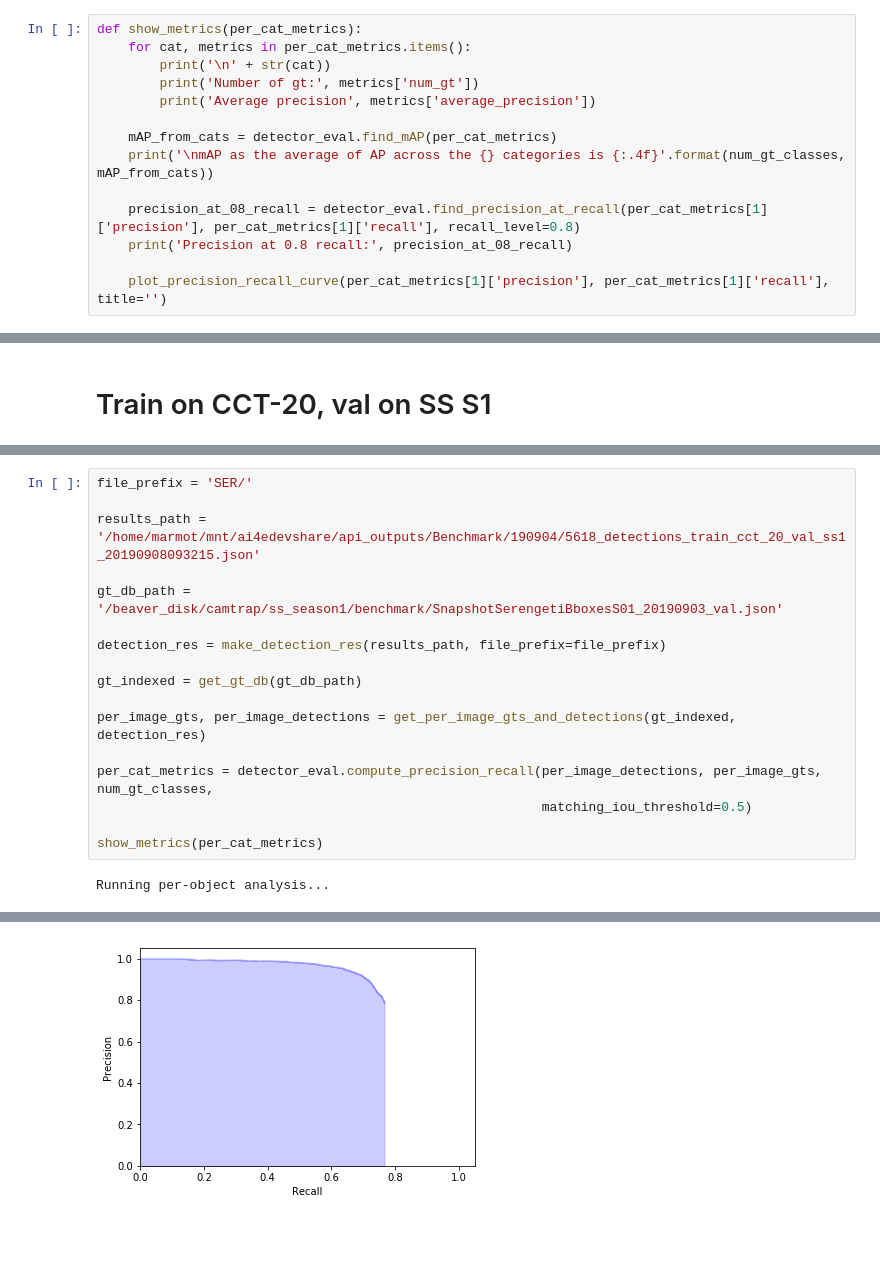
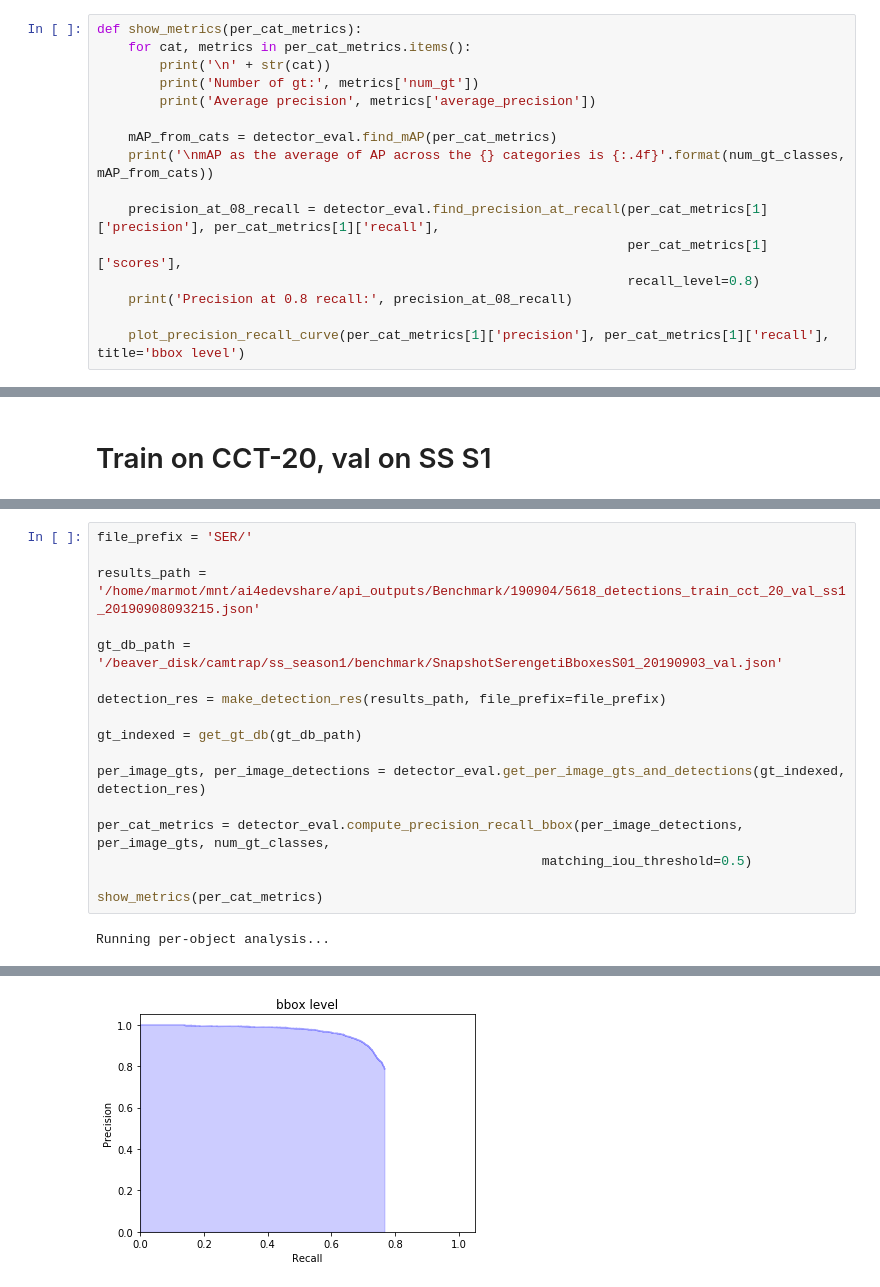
Before and after one commit to microsoft/CameraTraps, a Jupyter notebook: benchmark/detector_eval.ipynb, the cells around one changed output, grey strips where cells are left out. Drawn from its saved outputs; the diff is of its cells as text; blank space fills up the shorter version.

```diff
--- a/benchmark/detector_eval.ipynb
+++ b/benchmark/detector_eval.ipynb
@@ -121,7 +63,9 @@ def show_metrics(per_cat_metrics):
     mAP_from_cats = detector_eval.find_mAP(per_cat_metrics)
     print('\nmAP as the average of AP across the {} categories is {:.4f}'.format(num_gt_classes, mAP_from_cats))
 
-    precision_at_08_recall = detector_eval.find_precision_at_recall(per_cat_metrics[1]['precision'], per_cat_metrics[1]['recall'], recall_level=0.8)
+    precision_at_08_recall = detector_eval.find_precision_at_recall(per_cat_metrics[1]['precision'], per_cat_metrics[1]['recall'],
+                                                                    per_cat_metrics[1]['scores'],
+                                                                    recall_level=0.8)
     print('Precision at 0.8 recall:', precision_at_08_recall)
 
-    plot_precision_recall_curve(per_cat_metrics[1]['precision'], per_cat_metrics[1]['recall'], title='')
+    plot_precision_recall_curve(per_cat_metrics[1]['precision'], per_cat_metrics[1]['recall'], title='bbox level')
@@ -258,9 +236,9 @@ detection_res = make_detection_res(results_path, file_prefix=file_prefix)
 
 gt_indexed = get_gt_db(gt_db_path)
 
-per_image_gts, per_image_detections = get_per_image_gts_and_detections(gt_indexed, detection_res)
+per_image_gts, per_image_detections = detector_eval.get_per_image_gts_and_detections(gt_indexed, detection_res)
 
-per_cat_metrics = detector_eval.compute_precision_recall(per_image_detections, per_image_gts, num_gt_classes,
+per_cat_metrics = detector_eval.compute_precision_recall_bbox(per_image_detections, per_image_gts, num_gt_classes,
                                                          matching_iou_threshold=0.5)
 
 show_metrics(per_cat_metrics)
@@ -287 +265 @@ Precision at 0.8 recall: 0.0
-[figure, old version]
+[figure, new version]
```
Also changed, not shown: parts of 20 cells of this notebook, 1 other file.
